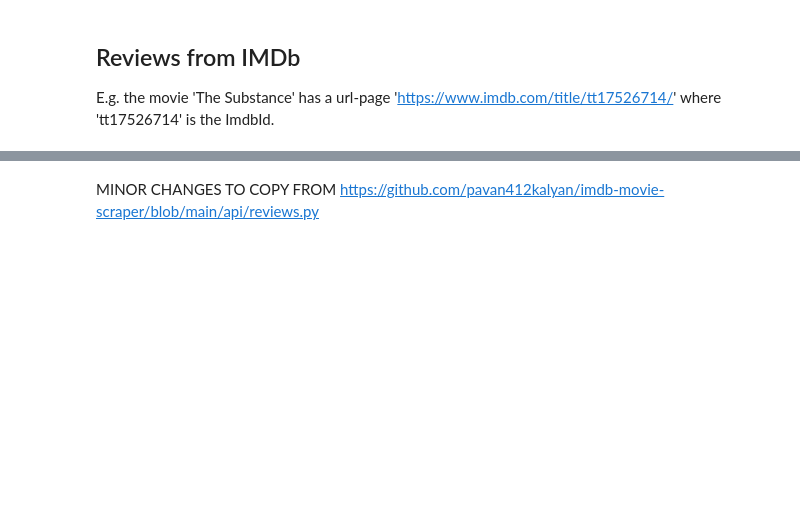
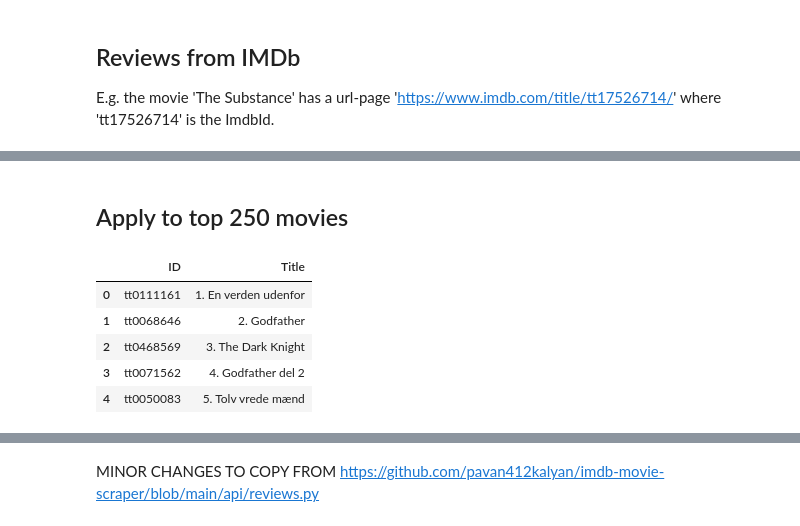
Before and after one commit to JasonMerit/ComputationalTools, a Jupyter notebook: Project/getReviews.ipynb, the cells around one changed output, grey strips where cells are left out. Saved outputs shown, nothing was run; the diff lists cells and outputs as text; code cells hidden in the pictures; blank space fills up the shorter version.

```diff
--- a/Project/getData.ipynb
+++ b/Project/getReviews.ipynb
@@ -80,0 +61,13 @@ https://www.imdb.com/title/tt17526714/reviews/_ajax?sort=submissionDate&dir=asc&
+# %% [markdown]
+## Apply to top 250 movies
+# %%
+# Load the data
+titles = pd.read_csv('data/imdb_top_250.csv')
+titles.head()
+# %% [output]
+|  | ID | Title |
+| 0 | tt0111161 | 1. En verden udenfor |
+| 1 | tt0068646 | 2. Godfather |
+| 2 | tt0468569 | 3. The Dark Knight |
+| 3 | tt0071562 | 4. Godfather del 2 |
+| 4 | tt0050083 | 5. Tolv vrede mænd |
```
Also changed, not shown: parts of 8 cells of this notebook, 2 other files.
